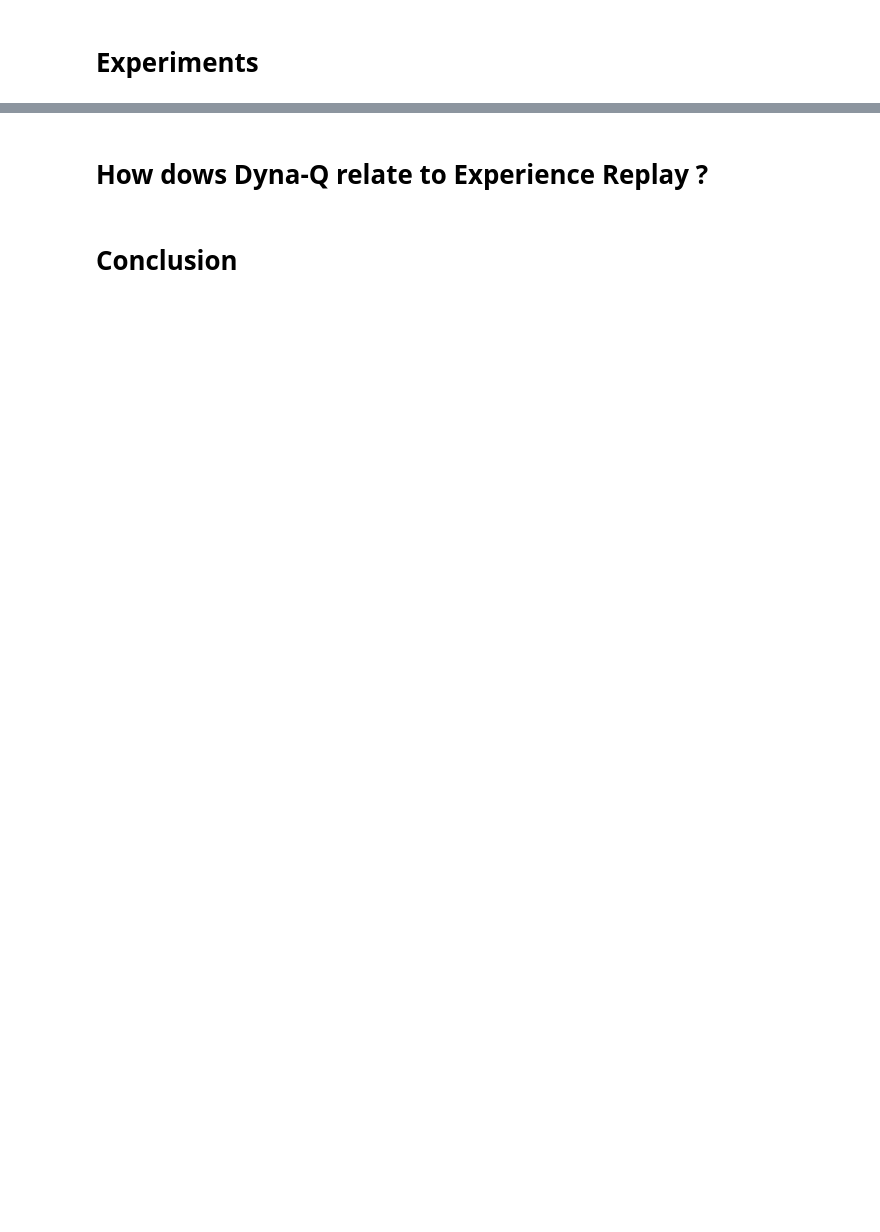
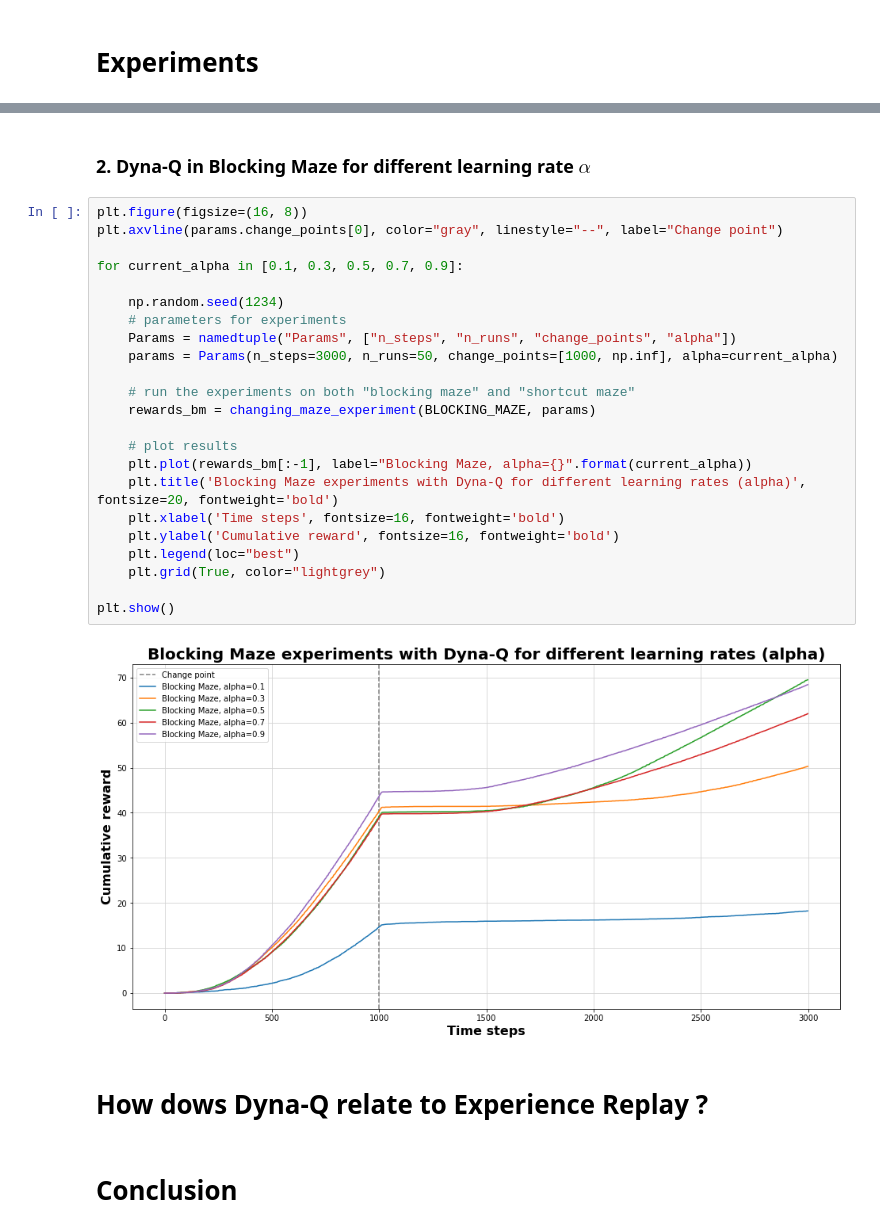
Before and after one commit to julienroy13/COMP767-assignments, a Jupyter notebook: Week3-PlanLearn/DynaQ.ipynb, the cells around one changed output, grey strips where cells are left out. Cells and saved outputs as stored; diff of their text form; blank space fills up the shorter version.

```diff
--- a/Week3-PlanLearn/DynaQ.ipynb
+++ b/Week3-PlanLearn/DynaQ.ipynb
@@ -335,3 +363,30 @@ plt.show()
+# %% [markdown]
+### 2. Dyna-Q in Blocking Maze for different learning rate $\alpha$
+# %%
+plt.figure(figsize=(16, 8))
+plt.axvline(params.change_points[0], color="gray", linestyle="--", label="Change point")
+
+for current_alpha in [0.1, 0.3, 0.5, 0.7, 0.9]:
+
+    np.random.seed(1234)
+    # parameters for experiments
+    Params = namedtuple("Params", ["n_steps", "n_runs", "change_points", "alpha"])
+    params = Params(n_steps=3000, n_runs=50, change_points=[1000, np.inf], alpha=current_alpha)
+
+    # run the experiments on both "blocking maze" and "shortcut maze"
+    rewards_bm = changing_maze_experiment(BLOCKING_MAZE, params)
+
+    # plot results
+    plt.plot(rewards_bm[:-1], label="Blocking Maze, alpha={}".format(current_alpha))
+    plt.title('Blocking Maze experiments with Dyna-Q for different learning rates (alpha)', fontsize=20, fontweight='bold')
+    plt.xlabel('Time steps', fontsize=16, fontweight='bold')
+    plt.ylabel('Cumulative reward', fontsize=16, fontweight='bold')
+    plt.legend(loc="best")
+    plt.grid(True, color="lightgrey")
+
+plt.show()
+# %% [output]
+[figure, added]
 # %% [markdown]
 # How dows Dyna-Q relate to Experience Replay ?
 # %% [markdown]
```
Also changed, not shown: parts of 11 cells of this notebook.
